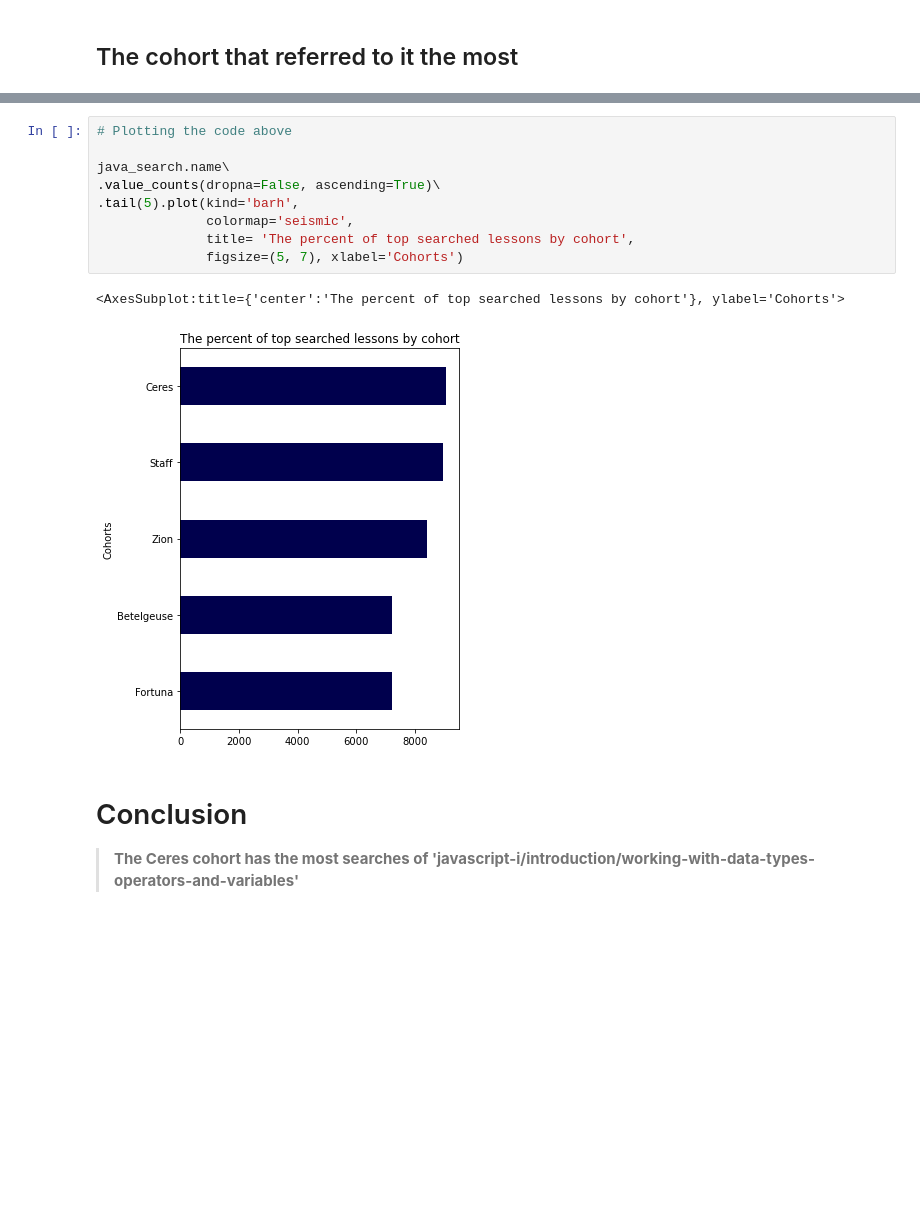
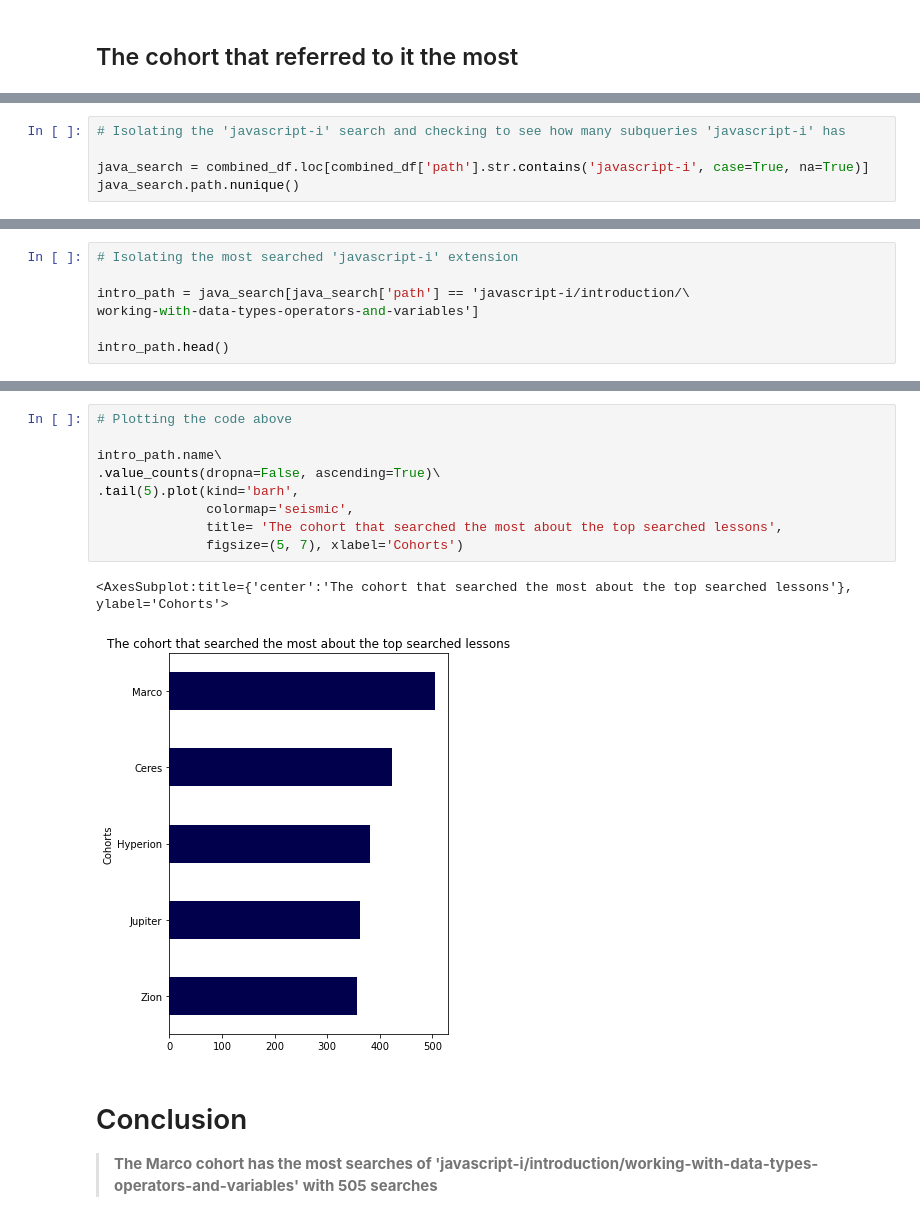
Before and after one commit to AACKV/anomaly_detection_project, a Jupyter notebook: arsenes_scratch_notebook.ipynb, the cells around one changed output, grey strips where cells are left out. Drawn from its saved outputs; the diff is of its cells as text; blank space fills up the shorter version.

```diff
--- a/arsenes_scratch_notebook.ipynb
+++ b/arsenes_scratch_notebook.ipynb
@@ -527,0 +653,5 @@ value_counts_and_frequencies(java_search.name).head()
+# %%
+# Isolating the 'javascript-i' search and checking to see how many subqueries 'javascript-i' has
+
+java_search = combined_df.loc[combined_df['path'].str.contains('javascript-i', case=True, na=True)]
+java_search.path.nunique()
@@ -527,0 +678,7 @@ value_counts_and_frequencies(java_search.name).head()
+# %%
+# Isolating the most searched 'javascript-i' extension
+
+intro_path = java_search[java_search['path'] == 'javascript-i/introduction/\
+working-with-data-types-operators-and-variables']
+
+intro_path.head()
@@ -528,16 +703,16 @@ value_counts_and_frequencies(java_search.name).head()
 # %%
 # Plotting the code above
 
-java_search.name\
+intro_path.name\
 .value_counts(dropna=False, ascending=True)\
 .tail(5).plot(kind='barh',
               colormap='seismic',
-              title= 'The percent of top searched lessons by cohort',
+              title= 'The cohort that searched the most about the top searched lessons',
               figsize=(5, 7), xlabel='Cohorts')
 # %% [output]
-<AxesSubplot:title={'center':'The percent of top searched lessons by cohort'}, ylabel='Cohorts'>
+<AxesSubplot:title={'center':'The cohort that searched the most about the top searched lessons'}, ylabel='Cohorts'>
-[figure, old version]
+[figure, new version]
 # %% [markdown]
 # Conclusion
 
->**The Ceres cohort has the most searches of 'javascript-i/introduction/working-with-data-types-operators-and-variables'**
+>**The Marco cohort has the most searches of 'javascript-i/introduction/working-with-data-types-operators-and-variables' with 505 searches**
```
Also changed, not shown: parts of 25 cells of this notebook.
